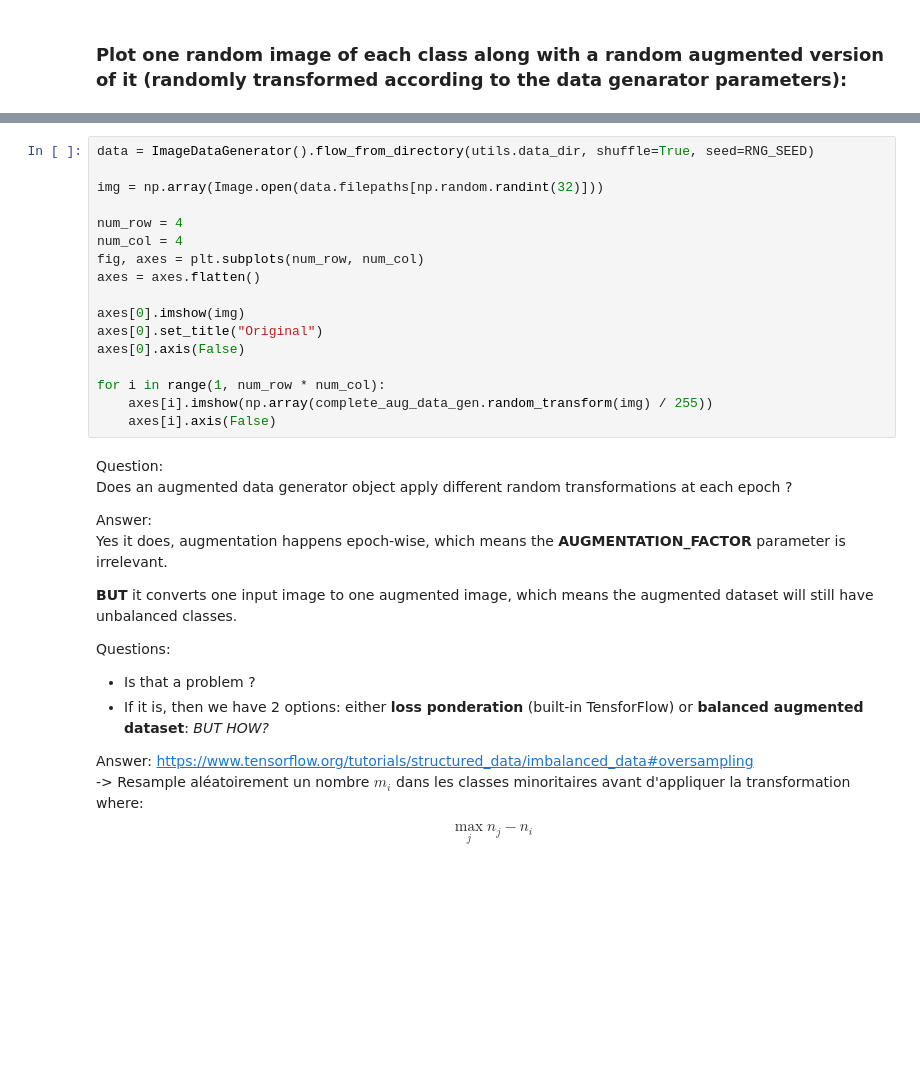
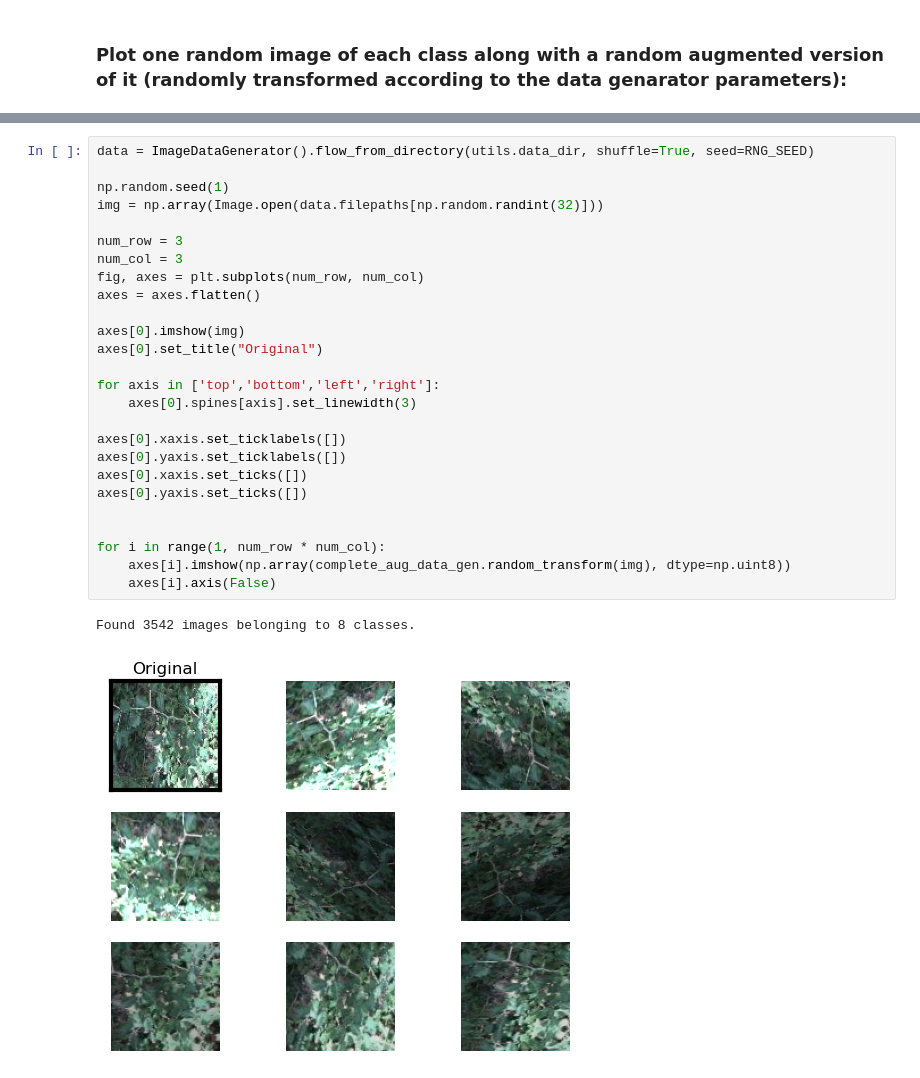
Before and after one commit to achgls/flower-species-classification, a Jupyter notebook: src/data_augmentation.ipynb, the cells around one changed output, grey strips where cells are left out. Saved outputs shown, nothing was run; the diff lists cells and outputs as text; blank space fills up the shorter version.

```diff
--- a/src/data_augmentation.ipynb
+++ b/src/data_augmentation.ipynb
@@ -129,34 +144,29 @@ plt.show()
 # %%
 data = ImageDataGenerator().flow_from_directory(utils.data_dir, shuffle=True, seed=RNG_SEED)
 
+np.random.seed(1)
 img = np.array(Image.open(data.filepaths[np.random.randint(32)]))
 
-num_row = 4
-num_col = 4
+num_row = 3
+num_col = 3
 fig, axes = plt.subplots(num_row, num_col)
 axes = axes.flatten()
 
 axes[0].imshow(img)
 axes[0].set_title("Original")
-axes[0].axis(False)
+
+for axis in ['top','bottom','left','right']:
+    axes[0].spines[axis].set_linewidth(3)
+
+axes[0].xaxis.set_ticklabels([])
+axes[0].yaxis.set_ticklabels([])
+axes[0].xaxis.set_ticks([])
+axes[0].yaxis.set_ticks([])
+
 
 for i in range(1, num_row * num_col):
-    axes[i].imshow(np.array(complete_aug_data_gen.random_transform(img) / 255))
+    axes[i].imshow(np.array(complete_aug_data_gen.random_transform(img), dtype=np.uint8))
     axes[i].axis(False)
+# %% [output]
+Found 3542 images belonging to 8 classes.
+[figure, added]
-# %% [markdown]
-Question:
-Does an augmented data generator object apply different random transformations at each epoch ?
-
-Answer:
-Yes it does, augmentation happens epoch-wise, which means the **AUGMENTATION_FACTOR** parameter is irrelevant.
-
-**BUT** it converts one input image to one augmented image, which means the augmented dataset will still have unbalanced classes.
-
-Questions:
-- Is that a problem ?
-- If it is, then we have 2 options: either **loss ponderation** (built-in TensforFlow) or **balanced augmented dataset**: *BUT HOW?*
-
-Answer:
-https://www.tensorflow.org/tutorials/structured_data/imbalanced_data#oversampling
--> Resample aléatoirement un nombre $m_i$ dans les classes minoritaires avant d'appliquer la transformation where:
-$$ \max_{j}{n_j} - n_i$$
```
Also changed, not shown: parts of 17 cells of this notebook.
